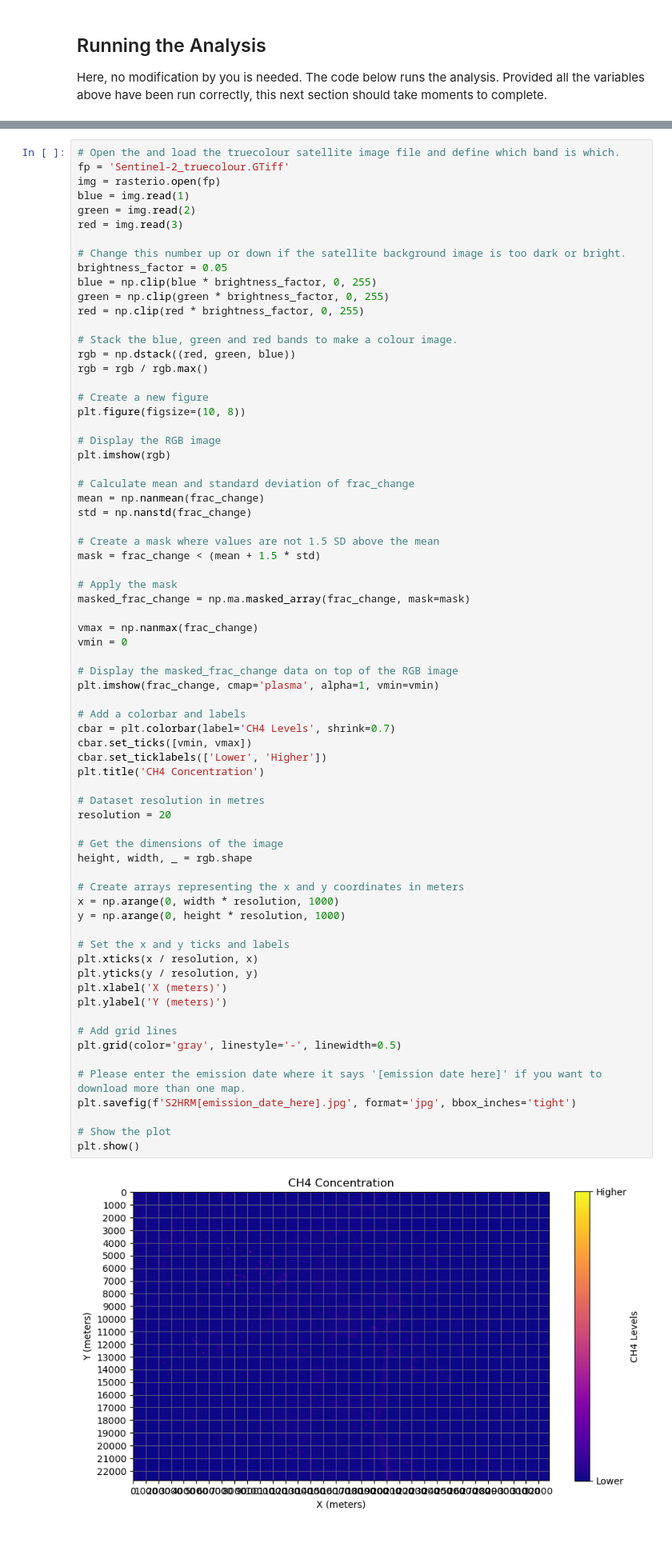
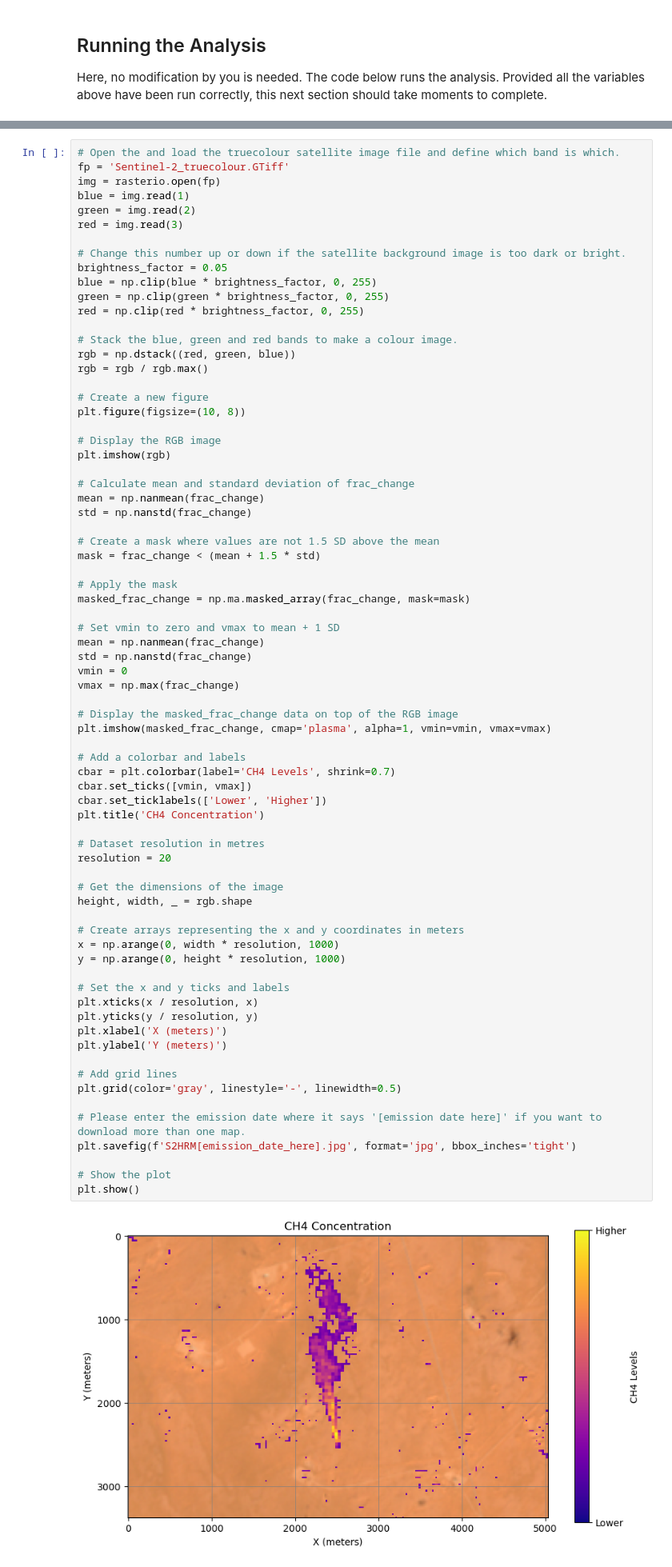
Before and after one commit to zelcon01/Landfill_Atmospheric_Gas_Monitor_Tools, a Jupyter notebook: Sentinel 2 CH4 Multi-Band-Multi-Pass.ipynb, the cells around one changed output, grey strips where cells are left out. Shown at 80% size. Drawn from its saved outputs; the diff is of its cells as text; blank space fills up the shorter version.

```diff
--- a/Sentinel 2 CH4 Multi-Band-Multi-Pass.ipynb
+++ b/Sentinel 2 CH4 Multi-Band-Multi-Pass.ipynb
@@ -288,44 +301,47 @@ mask = frac_change < (mean + 1.5 * std)
 # Apply the mask
 masked_frac_change = np.ma.masked_array(frac_change, mask=mask)
 
-vmax = np.nanmax(frac_change)
+# Set vmin to zero and vmax to mean + 1 SD
+mean = np.nanmean(frac_change)
+std = np.nanstd(frac_change)
 vmin = 0
+vmax = np.max(frac_change)
 
 # Display the masked_frac_change data on top of the RGB image
-plt.imshow(frac_change, cmap='plasma', alpha=1, vmin=vmin)
+plt.imshow(masked_frac_change, cmap='plasma', alpha=1, vmin=vmin, vmax=vmax)
 
 # Add a colorbar and labels
 cbar = plt.colorbar(label='CH4 Levels', shrink=0.7)
 cbar.set_ticks([vmin, vmax])
 cbar.set_ticklabels(['Lower', 'Higher'])
 plt.title('CH4 Concentration')
 
 # Dataset resolution in metres
 resolution = 20
 
 # Get the dimensions of the image
 height, width, _ = rgb.shape
 
 # Create arrays representing the x and y coordinates in meters
 x = np.arange(0, width * resolution, 1000)
 y = np.arange(0, height * resolution, 1000)
 
 # Set the x and y ticks and labels
 plt.xticks(x / resolution, x)
 plt.yticks(y / resolution, y)
 plt.xlabel('X (meters)')
 plt.ylabel('Y (meters)')
 
 # Add grid lines
 plt.grid(color='gray', linestyle='-', linewidth=0.5)
 
 # Please enter the emission date where it says '[emission date here]' if you want to download more than one map.
 plt.savefig(f'S2HRM[emission_date_here].jpg', format='jpg', bbox_inches='tight')
 
 # Show the plot
 plt.show()
 # %% [output]
-[figure, old version]
+[figure, new version]
 # %% [markdown]
 ## Interpreting this map
 
```
Also changed, not shown: parts of 7 cells of this notebook, 2 other files.
